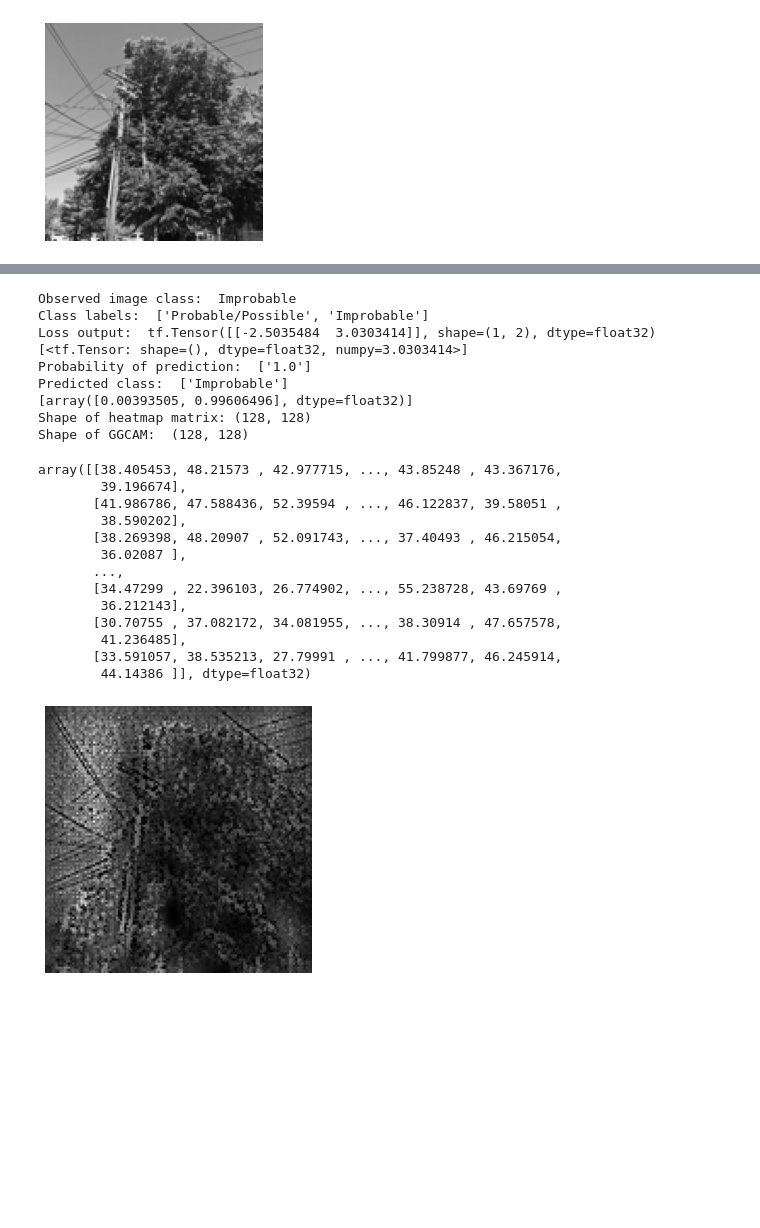
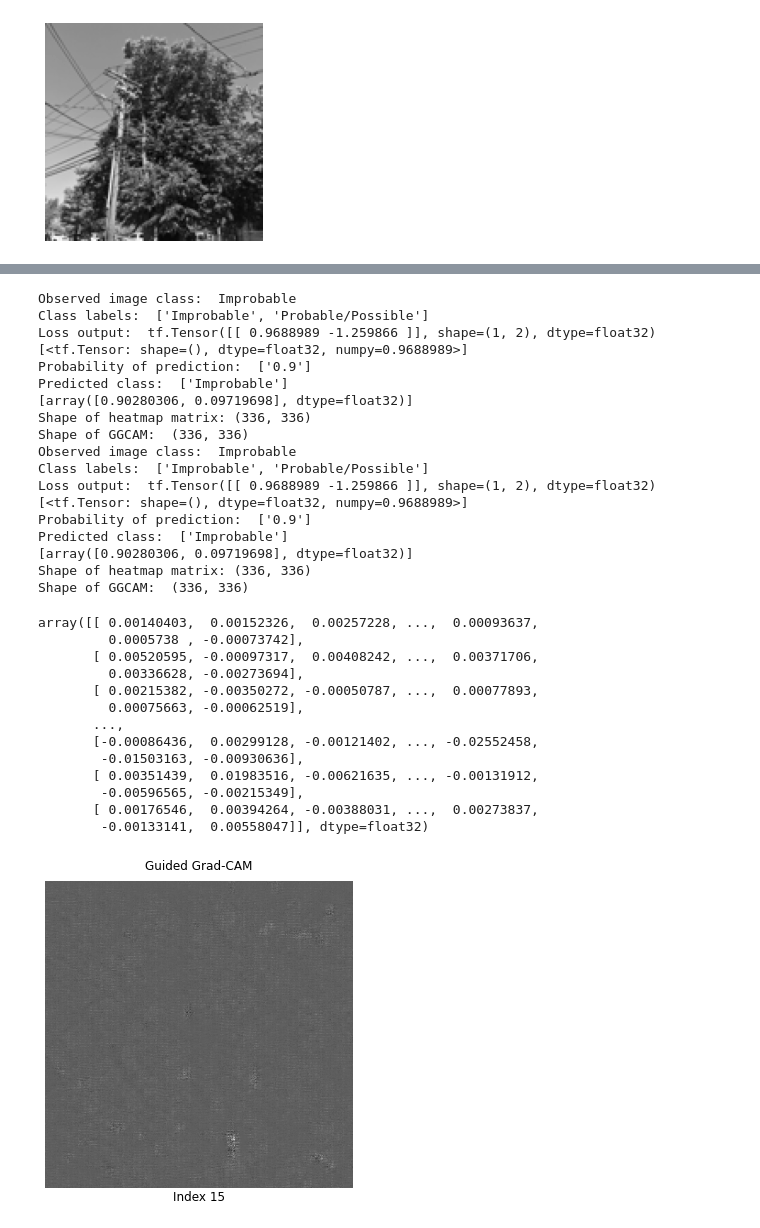
Before and after one commit to narslab/vis-inference, a Jupyter notebook: bin/jupyter/visualization-techniques.ipynb, the cells around one changed output, grey strips where cells are left out. Drawn from its saved outputs; the diff is of its cells as text; code cells hidden in the pictures; blank space fills up the shorter version.

```diff
--- a/bin/jupyter/visualization-techniques.ipynb
+++ b/bin/jupyter/visualization-techniques.ipynb
@@ -82,7 +100,7 @@ def grad_cam(index):
         model.layers[-1].activation = tf.keras.activations.linear # Assign linear activation function (pass-through) to the activation of layer at -1
         return model
 
-    gradcam_image = validation_images[cam_img]
+    gradcam_image = np.squeeze(validation_images[cam_img])
     gradcam = Gradcam(m, model_modifier = model_modifier)
     cam = gradcam(loss, gradcam_image, penultimate_layer = -1) # Penultimate layer is a fully-connected hidden layer.
     cam = normalize(cam)
@@ -92,7 +110,7 @@ def grad_cam(index):
 # %%
 def guided_backprop(index, activation_layer):
     # Reference: https://colab.research.google.com/drive/17tAC7xx2IJxjK700bdaLatTVeDA02GJn#scrollTo=jgTRCYgX4oz-&line=1&uniqifier=1
-    backprop_image = validation_images[index]
+    backprop_image = validation_images[index].reshape(1, 336, 336, 3)
     @tf.custom_gradient
     def guidedRelu(x):
         def grad(dy):
@@ -117,16 +135,24 @@ def guided_backprop(index, activation_layer):
     grads = tape.gradient(outputs,inputs)[0]
     return grads
 # %%
-def guided_gradcam(index, normalize=False):
+# option 1: resize gbp to (336, 336)
+# option 2: resize gcam to (336, 336, 3)
+def guided_gradcam(index, normalize=False, resize=1):
     # element-wise multiplication in Python
     # https://stackoverflow.com/questions/40034993/how-to-get-element-wise-matrix-multiplication-hadamard-product-in-numpy
-    gbp = guided_backprop([index], 'conv2d_4')
+    gbp  = guided_backprop([index], 'conv2d_4')
+    gcam = grad_cam([index])[0]
     if normalize:
         gbp = deprocess_image(np.array(np.squeeze(gbp)))
     else:
         gbp = np.squeeze(gbp)
 
-    ggcam = grad_cam([index])[0] * gbp
+    if resize == 1:
+        gbp = np.resize(gbp,(336,336))
+    elif resize == 2:
+        gcam  = np.resize(gcam,(336,336,3))
+
+    ggcam = gcam * gbp
 
     print('Shape of GGCAM: ', ggcam.shape)
     return ggcam
@@ -261,7 +288,7 @@ def renderGGCAM(index, normalize=False, save=False, grid = False, c_map='gist_gr
     '''Visualizing Guided Grad-CAM output with an option to use normalized guided backpropagation gradients.'''
     ggcam_dir = '../../figures/plottingGuided-GradCam/'
     plot_name = ''
-    ggcam = guided_gradcam(index, True)
+    ggcam = guided_gradcam(index, False, 1)
 
     if grid==False:
         if normalize:
@@ -284,31 +311,40 @@ def renderGGCAM(index, normalize=False, save=False, grid = False, c_map='gist_gr
 
     return(ggcam)
 # %%
-renderGGCAM(18, False, False, True)
+renderGGCAM(15, False, False, False)
 # %% [output]
 Observed image class:  Improbable
-Class labels:  ['Probable/Possible', 'Improbable']
-Loss output:  tf.Tensor([[-2.5035484  3.0303414]], shape=(1, 2), dtype=float32)
-[<tf.Tensor: shape=(), dtype=float32, numpy=3.0303414>]
-Probability of prediction:  ['1.0']
+Class labels:  ['Improbable', 'Probable/Possible']
+Loss output:  tf.Tensor([[ 0.9688989 -1.259866 ]], shape=(1, 2), dtype=float32)
+[<tf.Tensor: shape=(), dtype=float32, numpy=0.9688989>]
+Probability of prediction:  ['0.9']
 Predicted class:  ['Improbable']
-[array([0.00393505, 0.99606496], dtype=float32)]
-Shape of heatmap matrix: (128, 128)
-Shape of GGCAM:  (128, 128)
+[array([0.90280306, 0.09719698], dtype=float32)]
+Shape of heatmap matrix: (336, 336)
+Shape of GGCAM:  (336, 336)
+Observed image class:  Improbable
+Class labels:  ['Improbable', 'Probable/Possible']
+Loss output:  tf.Tensor([[ 0.9688989 -1.259866 ]], shape=(1, 2), dtype=float32)
+[<tf.Tensor: shape=(), dtype=float32, numpy=0.9688989>]
+Probability of prediction:  ['0.9']
+Predicted class:  ['Improbable']
+[array([0.90280306, 0.09719698], dtype=float32)]
+Shape of heatmap matrix: (336, 336)
+Shape of GGCAM:  (336, 336)
-array([[38.405453, 48.21573 , 42.977715, ..., 43.85248 , 43.367176,
-        39.196674],
-       [41.986786, 47.588436, 52.39594 , ..., 46.122837, 39.58051 ,
-        38.590202],
-       [38.269398, 48.20907 , 52.091743, ..., 37.40493 , 46.215054,
-        36.02087 ],
+array([[ 0.00140403,  0.00152326,  0.00257228, ...,  0.00093637,
+         0.0005738 , -0.00073742],
+       [ 0.00520595, -0.00097317,  0.00408242, ...,  0.00371706,
+         0.00336628, -0.00273694],
+       [ 0.00215382, -0.00350272, -0.00050787, ...,  0.00077893,
+         0.00075663, -0.00062519],
        ...,
-       [34.47299 , 22.396103, 26.774902, ..., 55.238728, 43.69769 ,
-        36.212143],
-       [30.70755 , 37.082172, 34.081955, ..., 38.30914 , 47.657578,
-        41.236485],
-       [33.591057, 38.535213, 27.79991 , ..., 41.799877, 46.245914,
-        44.14386 ]], dtype=float32)
+       [-0.00086436,  0.00299128, -0.00121402, ..., -0.02552458,
+        -0.01503163, -0.00930636],
+       [ 0.00351439,  0.01983516, -0.00621635, ..., -0.00131912,
+        -0.00596565, -0.00215349],
+       [ 0.00176546,  0.00394264, -0.00388031, ...,  0.00273837,
+        -0.00133141,  0.00558047]], dtype=float32)
-[figure, old version]
+[figure, new version]
 # %%
 renderGradCam(18)
 # %% [output]
```
Also changed, not shown: parts of 12 cells of this notebook.
